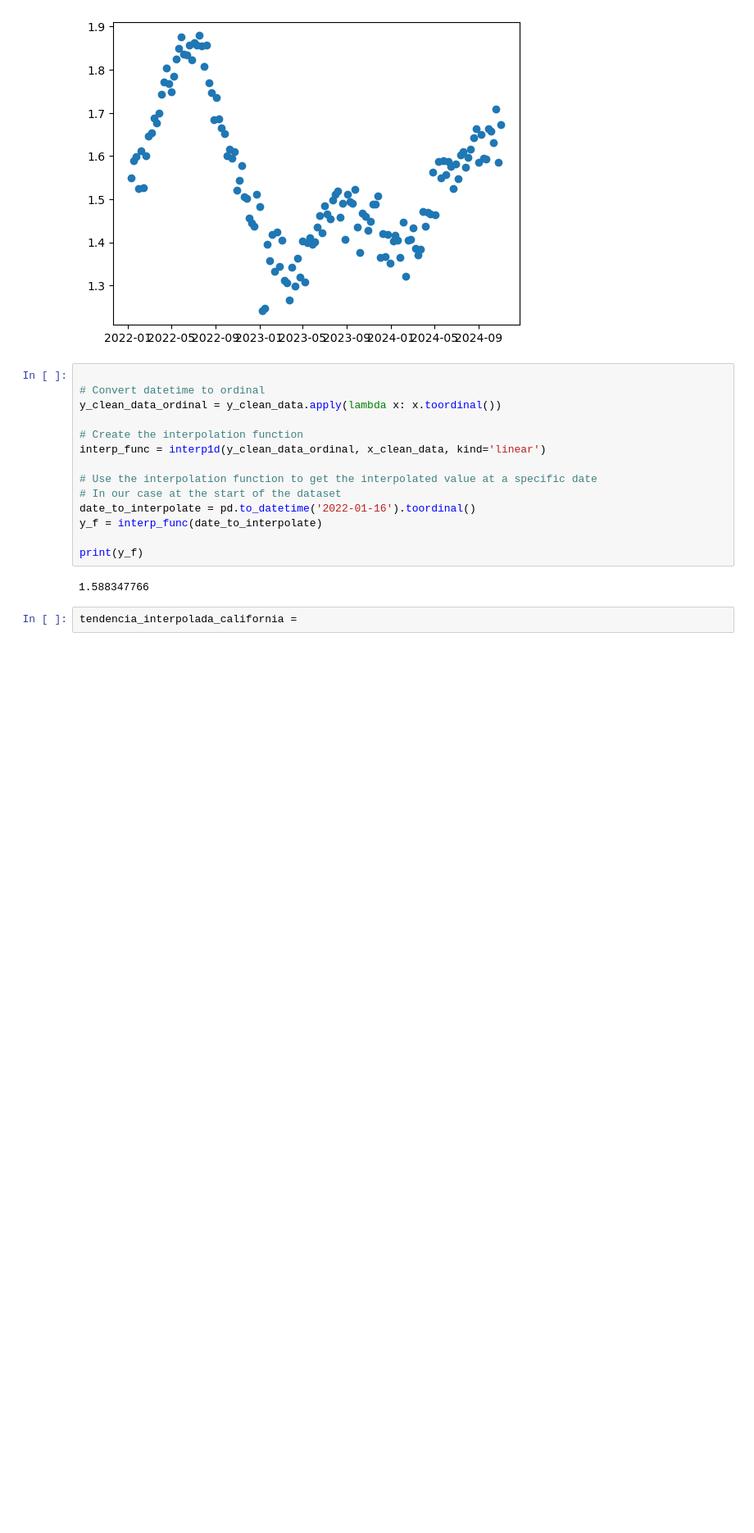
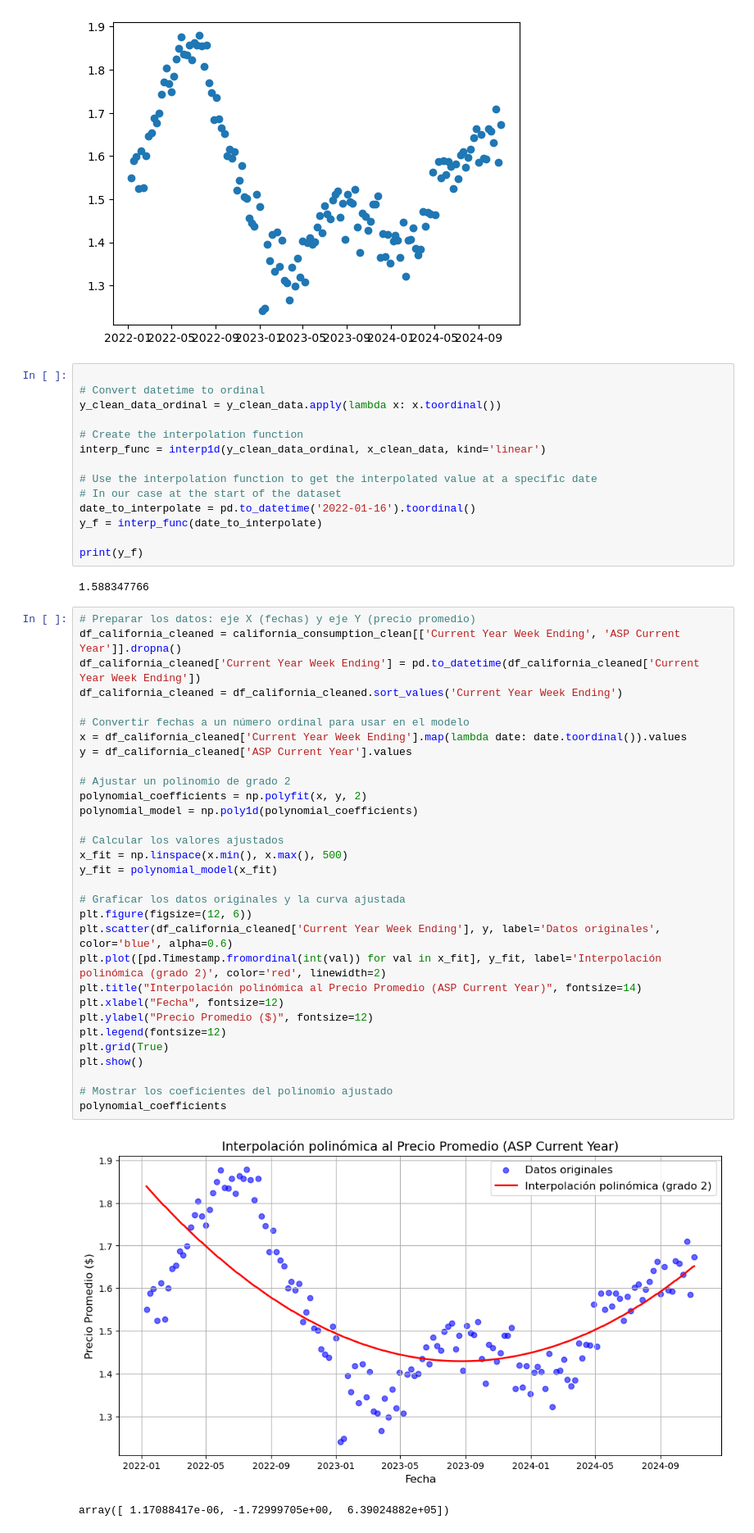
Before and after one commit to arboldeku/Avocado-2.0, a Jupyter notebook: code/modelos_predicciones.ipynb, the cells around one changed output. Shown at 82% size. Drawn from its saved outputs; the diff is of its cells as text; blank space fills up the shorter version.

```diff
--- a/code/modelos_predicciones.ipynb
+++ b/code/modelos_predicciones.ipynb
@@ -294,5 +294,37 @@ y_f = interp_func(date_to_interpolate)
 print(y_f)
 # %% [output]
 1.588347766
-# %%
-tendencia_interpolada_california =
+# %%
+# Preparar los datos: eje X (fechas) y eje Y (precio promedio)
+df_california_cleaned = california_consumption_clean[['Current Year Week Ending', 'ASP Current Year']].dropna()
+df_california_cleaned['Current Year Week Ending'] = pd.to_datetime(df_california_cleaned['Current Year Week Ending'])
+df_california_cleaned = df_california_cleaned.sort_values('Current Year Week Ending')
+
+# Convertir fechas a un número ordinal para usar en el modelo
+x = df_california_cleaned['Current Year Week Ending'].map(lambda date: date.toordinal()).values
+y = df_california_cleaned['ASP Current Year'].values
+
+# Ajustar un polinomio de grado 2
+polynomial_coefficients = np.polyfit(x, y, 2)
+polynomial_model = np.poly1d(polynomial_coefficients)
+
+# Calcular los valores ajustados
+x_fit = np.linspace(x.min(), x.max(), 500)
+y_fit = polynomial_model(x_fit)
+
+# Graficar los datos originales y la curva ajustada
+plt.figure(figsize=(12, 6))
+plt.scatter(df_california_cleaned['Current Year Week Ending'], y, label='Datos originales', color='blue', alpha=0.6)
+plt.plot([pd.Timestamp.fromordinal(int(val)) for val in x_fit], y_fit, label='Interpolación polinómica (grado 2)', color='red', linewidth=2)
+plt.title("Interpolación polinómica al Precio Promedio (ASP Current Year)", fontsize=14)
+plt.xlabel("Fecha", fontsize=12)
+plt.ylabel("Precio Promedio ($)", fontsize=12)
+plt.legend(fontsize=12)
+plt.grid(True)
+plt.show()
+
+# Mostrar los coeficientes del polinomio ajustado
+polynomial_coefficients
+# %% [output]
+[figure, added]
+array([ 1.17088417e-06, -1.72999705e+00,  6.39024882e+05])
```
Also changed, not shown: parts of 5 cells of this notebook, 2 other files.
